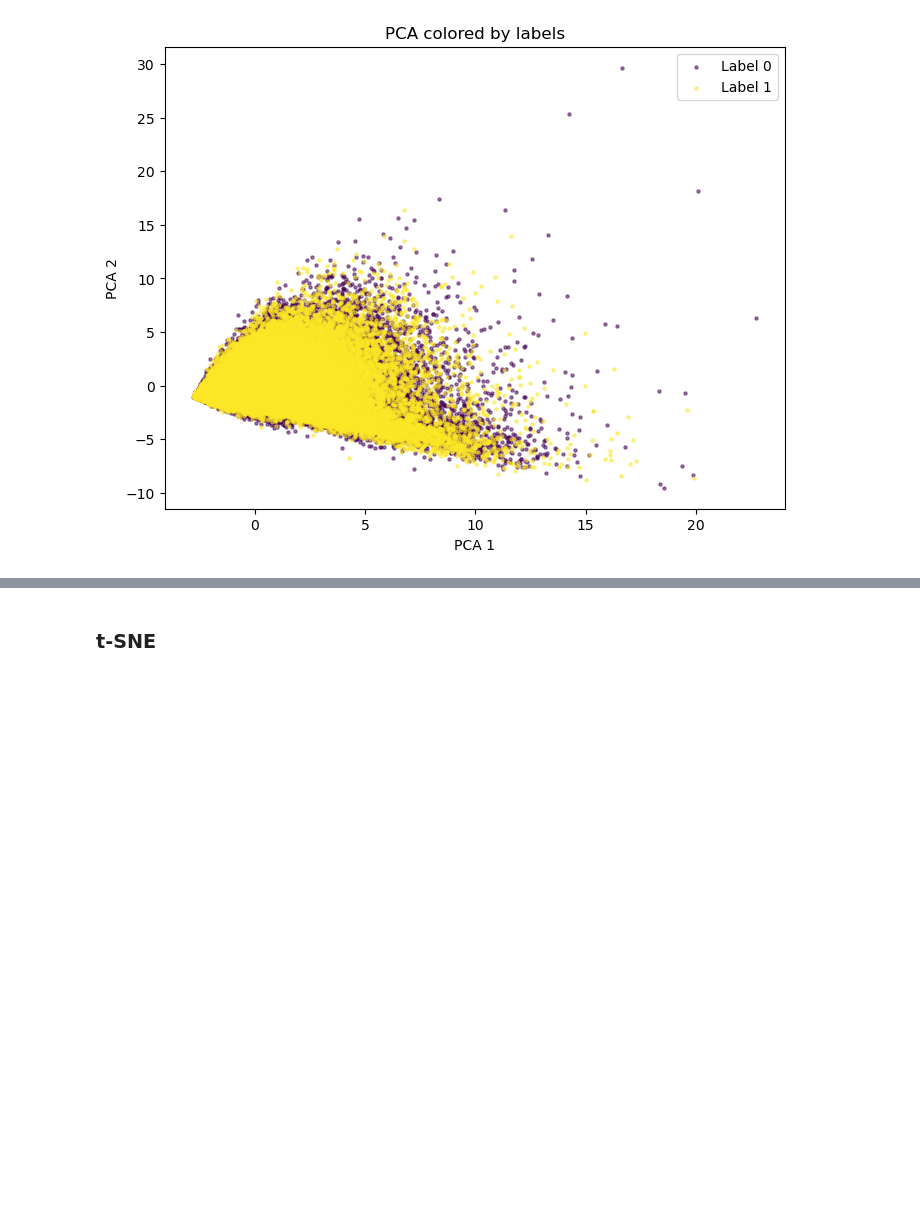
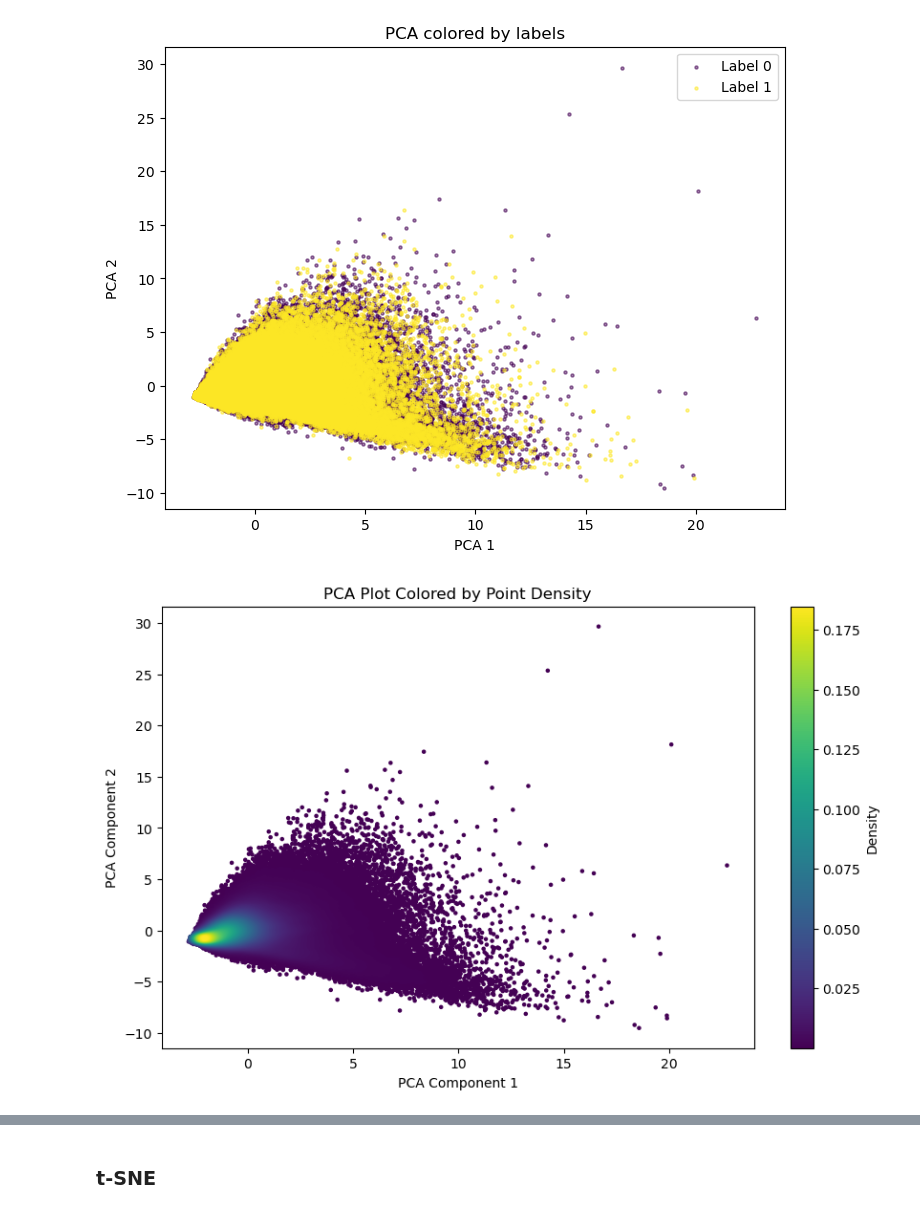
Before and after one commit to mehdimerbah/CellCNN, a Jupyter notebook: NK_sc_analysis.ipynb, the cells around one changed output, grey strips where cells are left out. Cells and saved outputs as stored; diff of their text form; code cells hidden in the pictures; blank space fills up the shorter version.

```diff
--- a/NK_sc_analysis.ipynb
+++ b/NK_sc_analysis.ipynb
@@ -156,0 +150,15 @@ plot_pca(pca_result, data_labels)
+# %%
+# Sort points by density for better visualization
+idx = z.argsort()
+x, y, z = x[idx], y[idx], z[idx]
+
+# Create the scatter plot
+plt.figure(figsize=(10, 6))
+plt.scatter(x, y, c=z, cmap='viridis', s=5)
+plt.colorbar(label='Density')
+plt.title('PCA Plot Colored by Point Density')
+plt.xlabel('PCA Component 1')
+plt.ylabel('PCA Component 2')
+plt.show()
+# %% [output]
+[figure, added]
```
Also changed, not shown: parts of 10 cells of this notebook.
